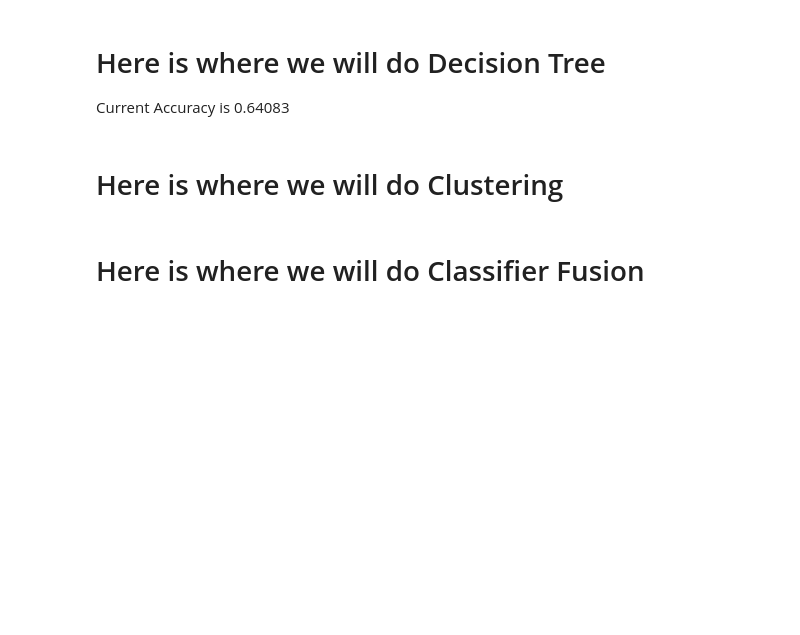
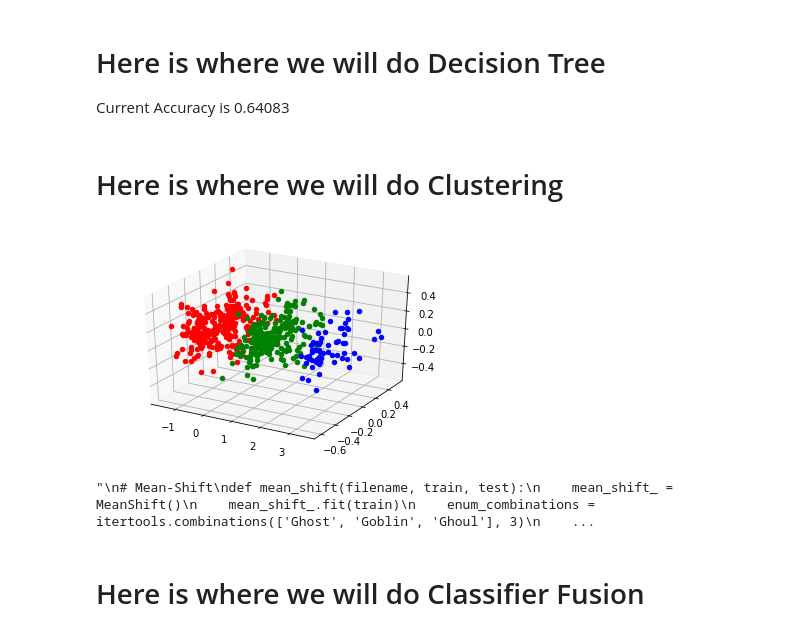
Before and after one commit to spatric5/Monster_Hunter, a Jupyter notebook: FinalProject.ipynb, the cells around one changed output. Cells and saved outputs as stored; diff of their text form; code cells hidden in the pictures; blank space fills up the shorter version.

```diff
--- a/FinalProject.ipynb
+++ b/FinalProject.ipynb
@@ -182,3 +158,81 @@ dfdt.to_csv('DecisionTree_submission.csv',index=False)
+# %%
+# KMeans
+def kmeans(filename, train, test):
+
+    kmeans_ = KMeans(3)
+    kmeans_.fit(train)
+    enum_combinations = itertools.combinations(['Ghost', 'Goblin', 'Ghoul'], 3)
+    for index, label_enum in enumerate(enum_combinations):
+        TrainLabelEnum = [label_enum.index(i) for i in TrainLabels]
+        with open('{}_kmeans_{}.csv'.format(filename, index), 'w') as csvfile:
+            fieldnames = ['id', 'type']
+            writer = csv.DictWriter(csvfile, fieldnames=fieldnames)
+            writer.writeheader()
+
+            predictions = kmeans_.predict(test)
+            for i in range(len(TestVals)):
+                index = TestPoints.loc[i, ('id')]
+                enum = predictions[i]
+                writer.writerow({'id': index, 'type': label_enum[enum - 1]})
+    return predictions
+
+## PCA
+predictions = kmeans('pca', pcaTrain, pcaTest)
+fig1 = plt.figure()
+ax = fig1.add_subplot(111,projection='3d')
+rgb = ['r', 'g', 'b']
+for i in range(len(pcaTest)):
+    ax.scatter(pcaTest[i][0], pcaTest[i][1], pcaTest[i][2], c=rgb[predictions[i]])
+plt.show()
+
+## FLD
+kmeans('fld', fldTrain, fldTest)
+
+
+## Unreduced
+kmeans('ur', TrainVals, TestVals)
+
+
+# Winner-Takes-All
+
+
+
+
+# Kohonen Maps (SOM)
+
+'''
+# Mean-Shift
+def mean_shift(filename, train, test):
+    mean_shift_ = MeanShift()
+    mean_shift_.fit(train)
+    enum_combinations = itertools.combinations(['Ghost', 'Goblin', 'Ghoul'], 3)
+    for index, label_enum in enumerate(enum_combinations):
+        TrainLabelEnum = [label_enum.index(i) for i in TrainLabels]
+        with open('{}_mean_shift_{}.csv'.format(filename, index), 'w') as csvfile:
+            fieldnames = ['id', 'type']
+            writer = csv.DictWriter(csvfile, fieldnames=fieldnames)
+            writer.writeheader()
+
+            predictions = mean_shift_.predict(test)
+            for i in range(len(TestVals)):
+                index = TestPoints.loc[i, ('id')]
+                enum = predictions[i]
+                print(enum)
+                writer.writerow({'id': index, 'type': label_enum[enum-1]})
+
+## PCA
+mean_shift('pca', pcaTrain, pcaTest)
+
+## FLD
+mean_shift('fld', fldTrain, fldTest)
+
+
+## Unreduced
+mean_shift('ur', TrainVals, TestVals)
+'''
+# %% [output]
+[figure, added]
+"\n# Mean-Shift\ndef mean_shift(filename, train, test):\n    mean_shift_ = MeanShift()\n    mean_shift_.fit(train)\n    enum_combinations = itertools.combinations(['Ghost', 'Goblin', 'Ghoul'], 3)\n    ...
 # %% [markdown]
 # Here is where we will do Classifier Fusion
 # %% [markdown]
```
Also changed, not shown: parts of 3 cells of this notebook.
